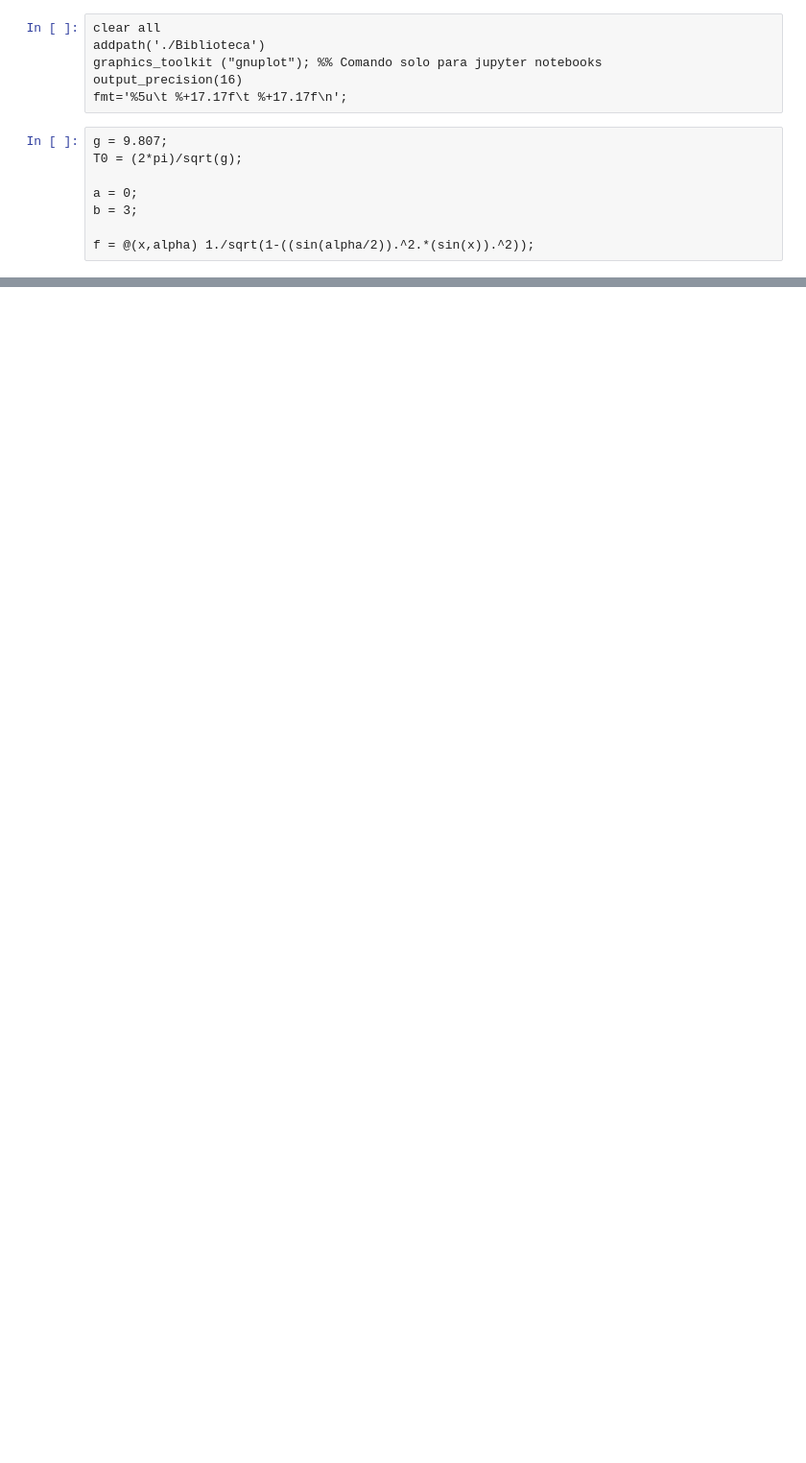
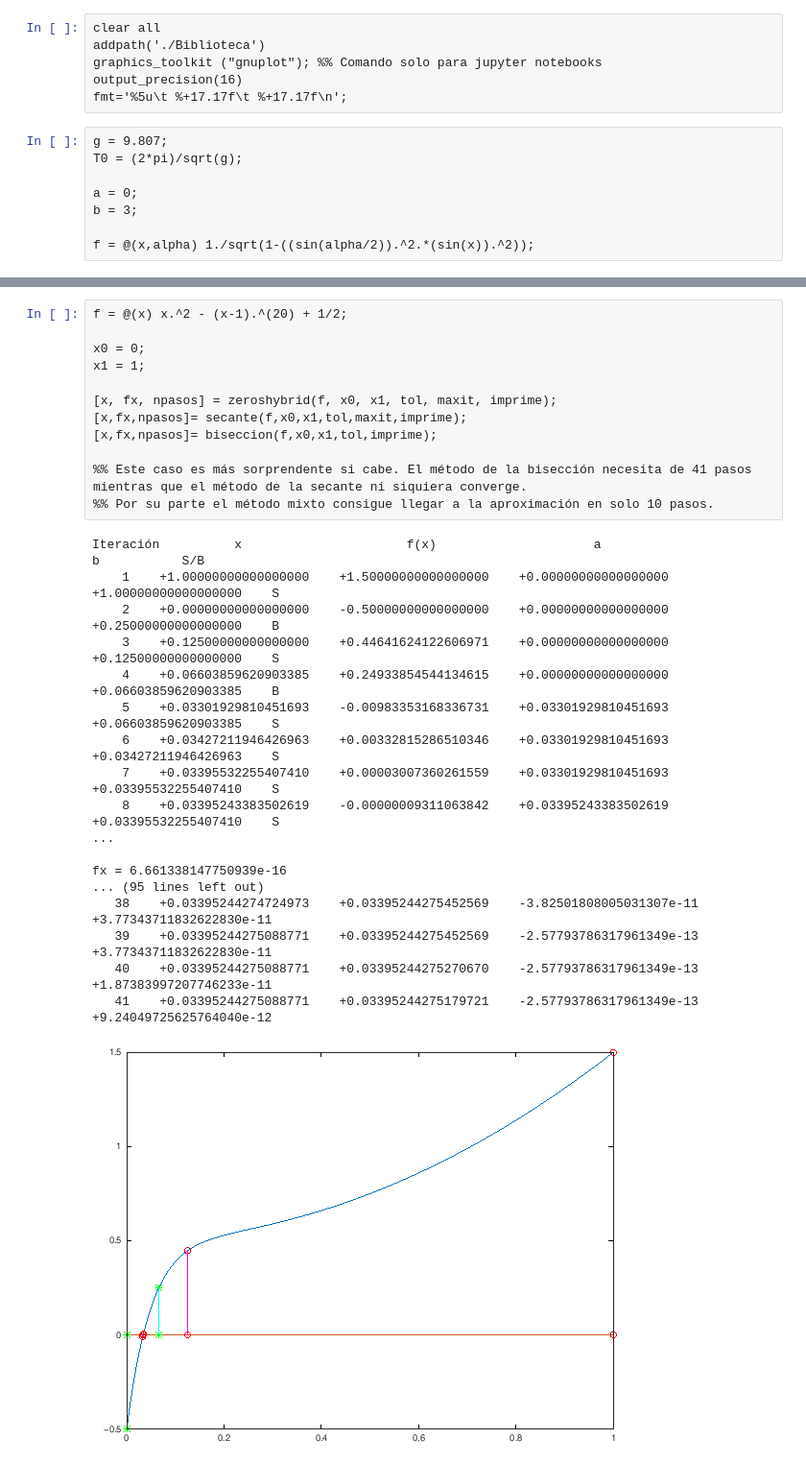
Before and after one commit to alonct/CN1V-practicas-octave, a Jupyter notebook: Entrega_2_AlonsoOmaAlonso/entregable.ipynb, the cells around one changed output, grey strips where cells are left out. Shown at 96% size. Cells and saved outputs as stored; diff of their text form; blank space fills up the shorter version.

```diff
--- a/Entrega_2_AlonsoOmaAlonso/entregable.ipynb
+++ b/Entrega_2_AlonsoOmaAlonso/entregable.ipynb
@@ -189,0 +140,31 @@ La aproximación obtenida en   9 pasos es: 7.370918086808094e-01 *pi
+# %%
+f = @(x) x.^2 - (x-1).^(20) + 1/2;
+
+x0 = 0;
+x1 = 1;
+
+[x, fx, npasos] = zeroshybrid(f, x0, x1, tol, maxit, imprime);
+[x,fx,npasos]= secante(f,x0,x1,tol,maxit,imprime);
+[x,fx,npasos]= biseccion(f,x0,x1,tol,imprime);
+
+%% Este caso es más sorprendente si cabe. El método de la bisección necesita de 41 pasos mientras que el método de la secante ni siquiera converge.
+%% Por su parte el método mixto consigue llegar a la aproximación en solo 10 pasos.
+# %% [output]
+Iteración          x                      f(x)                     a                        b           S/B
+    1    +1.00000000000000000    +1.50000000000000000    +0.00000000000000000    +1.00000000000000000    S
+    2    +0.00000000000000000    -0.50000000000000000    +0.00000000000000000    +0.25000000000000000    B
+    3    +0.12500000000000000    +0.44641624122606971    +0.00000000000000000    +0.12500000000000000    S
+    4    +0.06603859620903385    +0.24933854544134615    +0.00000000000000000    +0.06603859620903385    B
+    5    +0.03301929810451693    -0.00983353168336731    +0.03301929810451693    +0.06603859620903385    S
+    6    +0.03427211946426963    +0.00332815286510346    +0.03301929810451693    +0.03427211946426963    S
+    7    +0.03395532255407410    +0.00003007360261559    +0.03301929810451693    +0.03395532255407410    S
+    8    +0.03395243383502619    -0.00000009311063842    +0.03395243383502619    +0.03395532255407410    S
+...
+
+fx = 6.661338147750939e-16
+... (95 lines left out)
+   38    +0.03395244274724973    +0.03395244275452569    -3.82501808005031307e-11        +3.77343711832622830e-11
+   39    +0.03395244275088771    +0.03395244275452569    -2.57793786317961349e-13        +3.77343711832622830e-11
+   40    +0.03395244275088771    +0.03395244275270670    -2.57793786317961349e-13        +1.87383997207746233e-11
+   41    +0.03395244275088771    +0.03395244275179721    -2.57793786317961349e-13        +9.24049725625764040e-12
+[figure, added]
```
Also changed, not shown: parts of 9 cells of this notebook, 1 other file.
